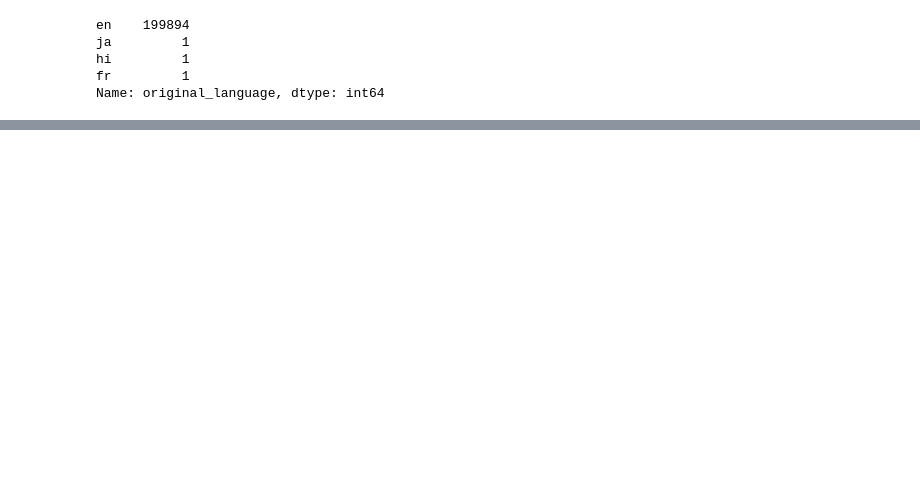
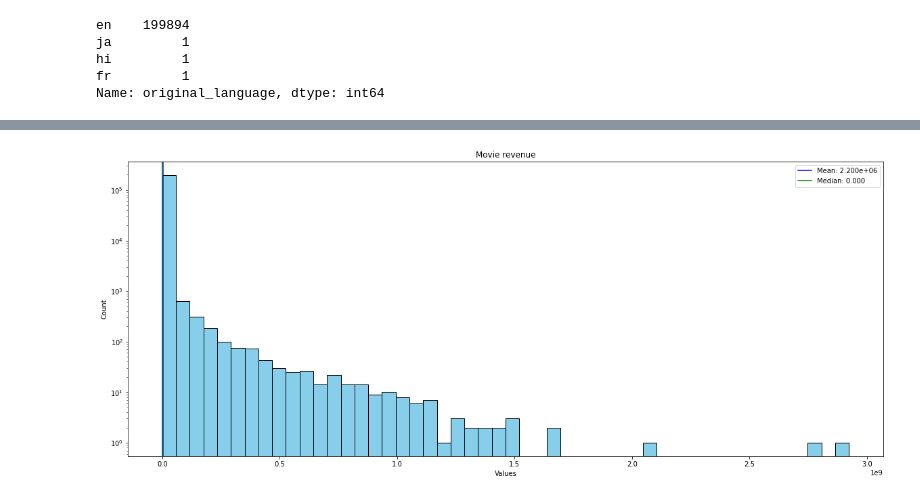
Before and after one commit to Simo067m/ComSocSci-Assignments, a Jupyter notebook: project/data_analysis.ipynb, the cells around one changed output, grey strips where cells are left out. Cells and saved outputs as stored; diff of their text form; code cells hidden in the pictures; blank space fills up the shorter version.

```diff
--- a/project/data_analysis.ipynb
+++ b/project/data_analysis.ipynb
@@ -172,0 +219,5 @@ Name: production_companies, Length: 53296, dtype: int64
+# %%
+# Movie: revenue
+show_hist(movies_df["revenue"],title="Movie revenue",logy=True)
+# %% [output]
+[figure, added]
```
Also changed, not shown: parts of 29 cells of this notebook.
